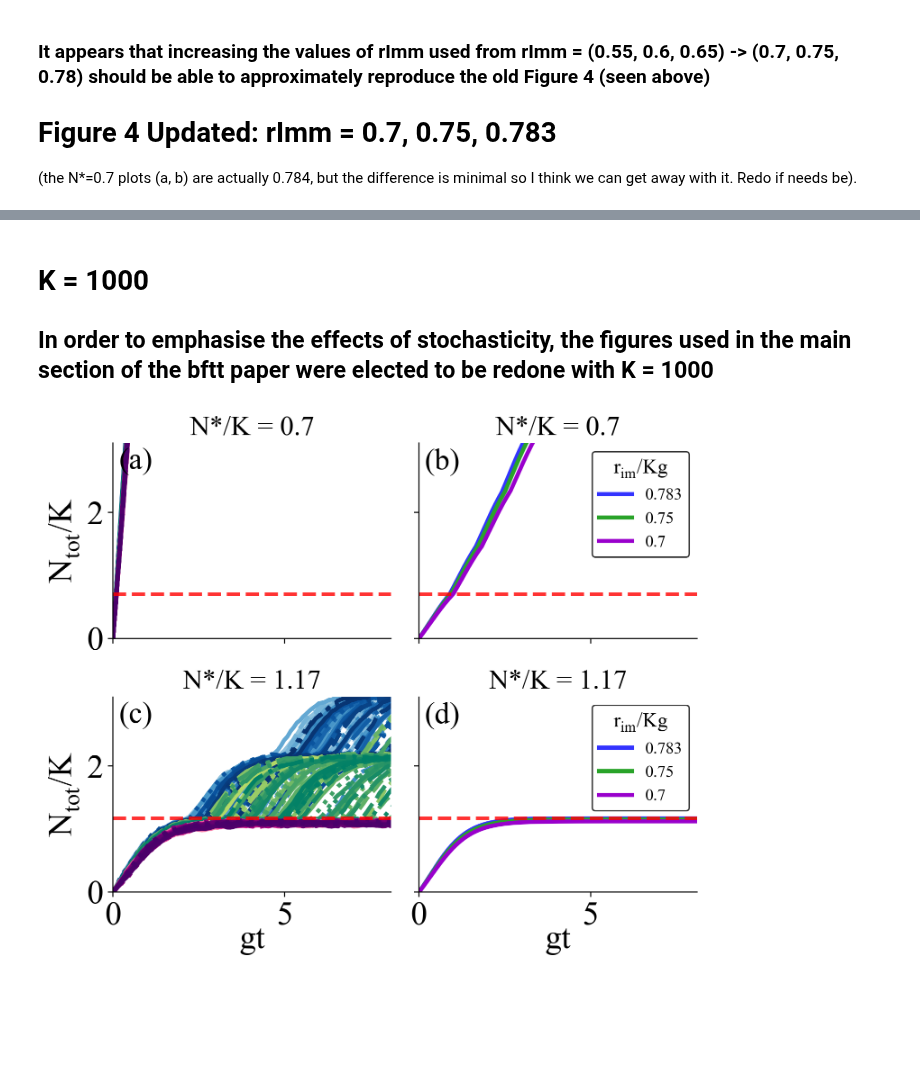
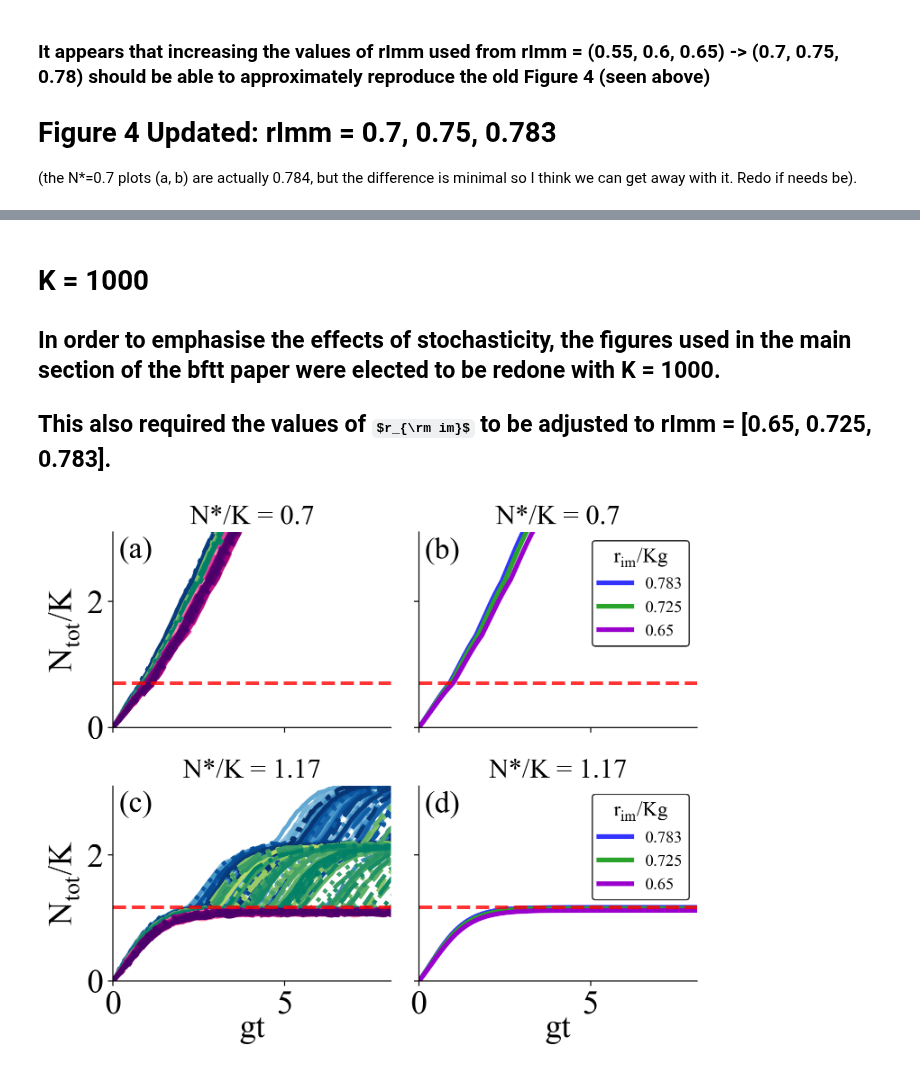
Before and after one commit to patricksinclair/multispecies_postprocessing, a Jupyter notebook: biofilm_threshold_theory_v2/bftt_paper_plotter.ipynb, the cells around one changed output, grey strips where cells are left out. Drawn from its saved outputs; the diff is of its cells as text; code cells hidden in the pictures; some formulas as TeX source; blank space fills up the shorter version.

Commit message:
fig 4 bftt K 1000 done

```diff
--- a/biofilm_threshold_theory_v2/bftt_paper_plotter.ipynb
+++ b/biofilm_threshold_theory_v2/bftt_paper_plotter.ipynb
@@ -79,6 +79,8 @@ def compareNThresh(r_imms, pops_low_ratio_deterministic,  pops_high_ratio_determ
     colourmaps = [pl.cm.RdPu, pl.cm.summer_r, pl.cm.Blues]
     colors_deterministic = ["#9900cc", "#29a329", "#3333ff"]
     lines = ["-","--","-.",":"]
+    alphas = [1., 1., 1.]
+    z_orders = [1., 2., 3.]
 
     for i, (ax, pop_datasets) in enumerate(zip(axs.flatten(), all_pop_datasets)):
 
@@ -86,7 +88,7 @@ def compareNThresh(r_imms, pops_low_ratio_deterministic,  pops_high_ratio_determ
         if not i%2:
 
             z_order=0
-            for r_imm, pop_dataset, c_map in zip(r_imms, pop_datasets, colourmaps):
+            for r_imm, pop_dataset, c_map, alpha, z_order in zip(r_imms, pop_datasets, colourmaps, alphas, z_orders):
 
                 nCols = len(pop_dataset.columns) - 1
 
@@ -98,7 +100,10 @@ def compareNThresh(r_imms, pops_low_ratio_deterministic,  pops_high_ratio_determ
                 for p, line_colour in enumerate(line_colours):
 
                     pop_dataset_num = pd.to_numeric(pop_dataset[str(p)], errors='coerce')
-                    ax.plot(pop_dataset['t']*max_gRate, pop_dataset_num/K_value, lw=3, color=line_colour, ls=next(linecycler), label=r_imm, zorder=-z_order)
+#                     if z_order > 1:
+#                         z_order = z_orders[0]+np.random.rand()
+
+                    ax.plot(pop_dataset['t']*max_gRate, pop_dataset_num/K_value, lw=3, color=line_colour, ls=next(linecycler), label=r_imm, zorder=-z_order, alpha=alpha)
 
                 z_order+=1
 
@@ -108,7 +113,7 @@ def compareNThresh(r_imms, pops_low_ratio_deterministic,  pops_high_ratio_determ
             z_order=0
             for pop_dataset, color_det, r_imm in zip(pop_datasets, colors_deterministic, r_imms):
 
-                ax.plot(pop_dataset['t'], pop_dataset['N'], lw=3, color=color_det, label=r_imm, zorder=-z_order)
+                ax.plot(pop_dataset['t'], pop_dataset['N'], lw=3.4, color=color_det, label=r_imm, zorder=-z_order)
 
                 z_order+=1
 
@@ -192,20 +199,41 @@ compareNThresh([0.7, 0.75, 0.783], fig4d_pops_deterministic_UPDATED, fig4c_pops_
 # %% [markdown]
 # K = 1000
 
-## In order to emphasise the effects of stochasticity, the figures used in the main section of the bftt paper were elected to be redone with K = 1000
+## In order to emphasise the effects of stochasticity, the figures used in the main section of the bftt paper were elected to be redone with K = 1000.
+
+## This also required the values of $r_{\rm im}$ to be adjusted to rImm = [0.65, 0.725, 0.783].
 # %%
 # stochastic data, now with logistic death
 # my stochastic data (now with logistic death done properly (I hope))
 # fig 4c - N* = 1.17, K=1000
 fig4c_rImm_0_6_v2_K_1000  = pd.read_csv("solo_results_K_1000_v2/ratios4c_rImmig_0_6-stochastic_pop_over_time_v2.csv")
 fig4c_rImm_0_65_v2_K_1000 = pd.read_csv("solo_results_K_1000_v2/ratios4c_rImmig_0_65-stochastic_pop_over_time_v2.csv")
+fig4c_rImm_0_675_v2_K_1000= pd.read_csv("solo_results_K_1000_v2/ratios4c_rImmig_0_675-stochastic_pop_over_time_K_1000_v2.csv")
 fig4c_rImm_0_7_v2_K_1000  = pd.read_csv("solo_results_K_1000_v2/ratios4c_rImmig_0_7-stochastic_pop_over_time_K_1000_v2.csv")
 fig4c_rImm_0_725_v2_K_1000= pd.read_csv("solo_results_K_1000_v2/ratios4c_rImmig_0_725-stochastic_pop_over_time_K_1000_v2.csv")
 fig4c_rImm_0_75_v2_K_1000 = pd.read_csv("solo_results_K_1000_v2/ratios4c_rImmig_0_75-stochastic_pop_over_time_v2.csv")
 fig4c_rImm_0_783_v2_K_1000= pd.read_csv("solo_results_K_1000_v2/ratios4c_rImmig_0_783-stochastic_pop_over_time_K_1000_v2.csv")
 
 fig4c_pops_stochastic_v2_K_1000 = [fig4c_rImm_0_65_v2_K_1000, fig4c_rImm_0_725_v2_K_1000, fig4c_rImm_0_783_v2_K_1000]
+#the corresponding deterministic curves
+fig4c_pops_deterministic_K_1000 = [fig4c_rImm_0_65_deterministic, fig4c_rImm_0_725_deterministic, fig4c_rImm_0_783_deterministic]
+
+
+
+# the old stochastic data for N* < K should still be ok (I think), as the logistic death issue only arises when N > K
+# fig 4d - N* = 0.7, K=1000
+fig4d_rImm_0_6_v2_K_1000  = pd.read_csv("solo_results_K_1000_v2/ratios4d_rImmig_0_6-stochastic_pop_over_time_K_1000_v2.csv")
+fig4d_rImm_0_65_v2_K_1000 = pd.read_csv("solo_results_K_1000_v2/ratios4d_rImmig_0_65-stochastic_pop_over_time_K_1000_v2.csv")
+fig4d_rImm_0_675_v2_K_1000= pd.read_csv("solo_results_K_1000_v2/ratios4d_rImmig_0_675-stochastic_pop_over_time_K_1000_v2.csv")
+fig4d_rImm_0_7_v2_K_1000  = pd.read_csv("solo_results_K_1000_v2/ratios4d_rImmig_0_7-stochastic_pop_over_time_K_1000_v2.csv")
+fig4d_rImm_0_725_v2_K_1000= pd.read_csv("solo_results_K_1000_v2/ratios4d_rImmig_0_725-stochastic_pop_over_time_K_1000_v2.csv")
+fig4d_rImm_0_75_v2_K_1000 = pd.read_csv("solo_results_K_1000_v2/ratios4d_rImmig_0_75-stochastic_pop_over_time_K_1000_v2.csv")
+fig4d_rImm_0_783_v2_K_1000= pd.read_csv("solo_results_K_1000_v2/ratios4d_rImmig_0_783-stochastic_pop_over_time_K_1000_v2.csv")
+
+fig4d_pops_stochastic_v2_K_1000 = [fig4d_rImm_0_65_v2_K_1000, fig4d_rImm_0_725_v2_K_1000, fig4d_rImm_0_783_v2_K_1000]
+#the corresponding deterministic curves
+fig4d_pops_deterministic_K_1000 = [fig4d_rImm_0_65_deterministic, fig4d_rImm_0_725_deterministic, fig4d_rImm_0_783_deterministic]
 # %%
-compareNThresh([0.7, 0.75, 0.783], fig4d_pops_deterministic_UPDATED, fig4c_pops_deterministic_UPDATED, fig4d_pops_stochastic_UPDATED, fig4c_pops_stochastic_v2_K_1000, 'fig4_N_thresh_comparison_v2_K_1000', K_value=1000)
+compareNThresh([0.65, 0.725, 0.783], fig4d_pops_deterministic_UPDATED, fig4c_pops_deterministic_UPDATED, fig4d_pops_stochastic_v2_K_1000, fig4c_pops_stochastic_v2_K_1000, 'fig4_N_thresh_comparison_v2_K_1000', K_value=1000)
 # %% [output]
-[figure, old version]
+[figure, new version]
```
Also changed, not shown: parts of 3 cells of this notebook, 2 other files.
